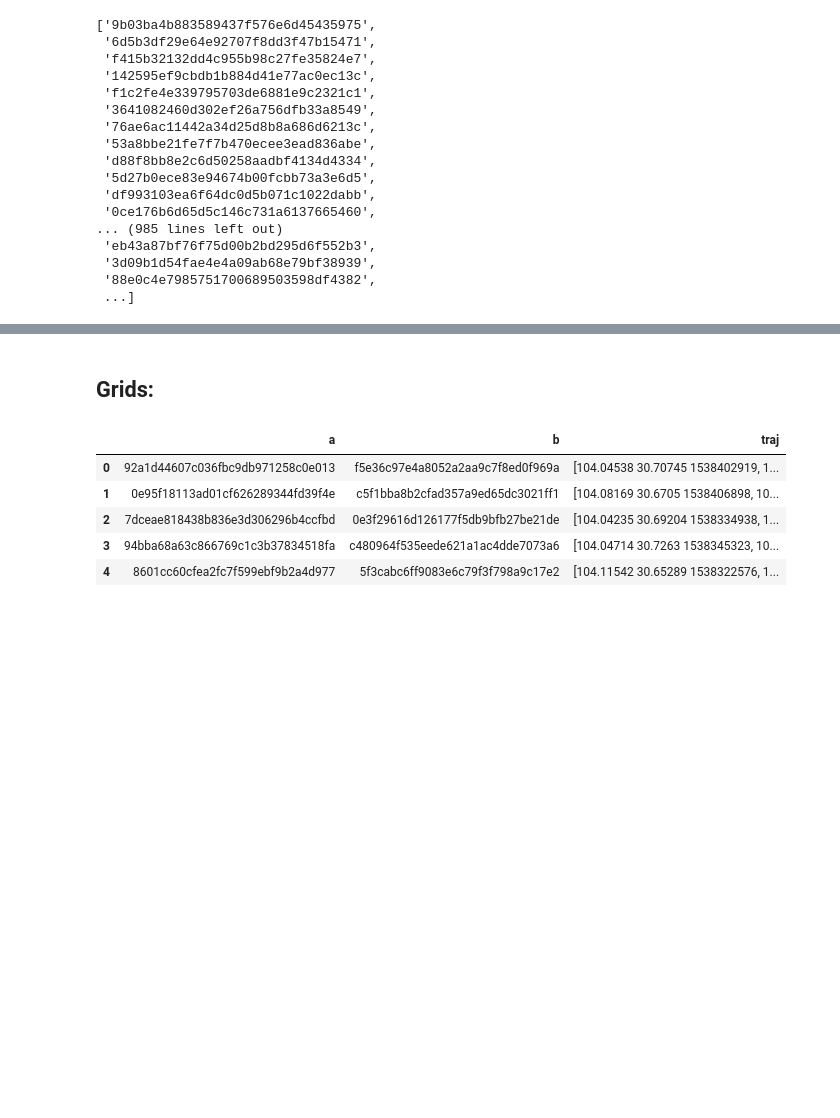
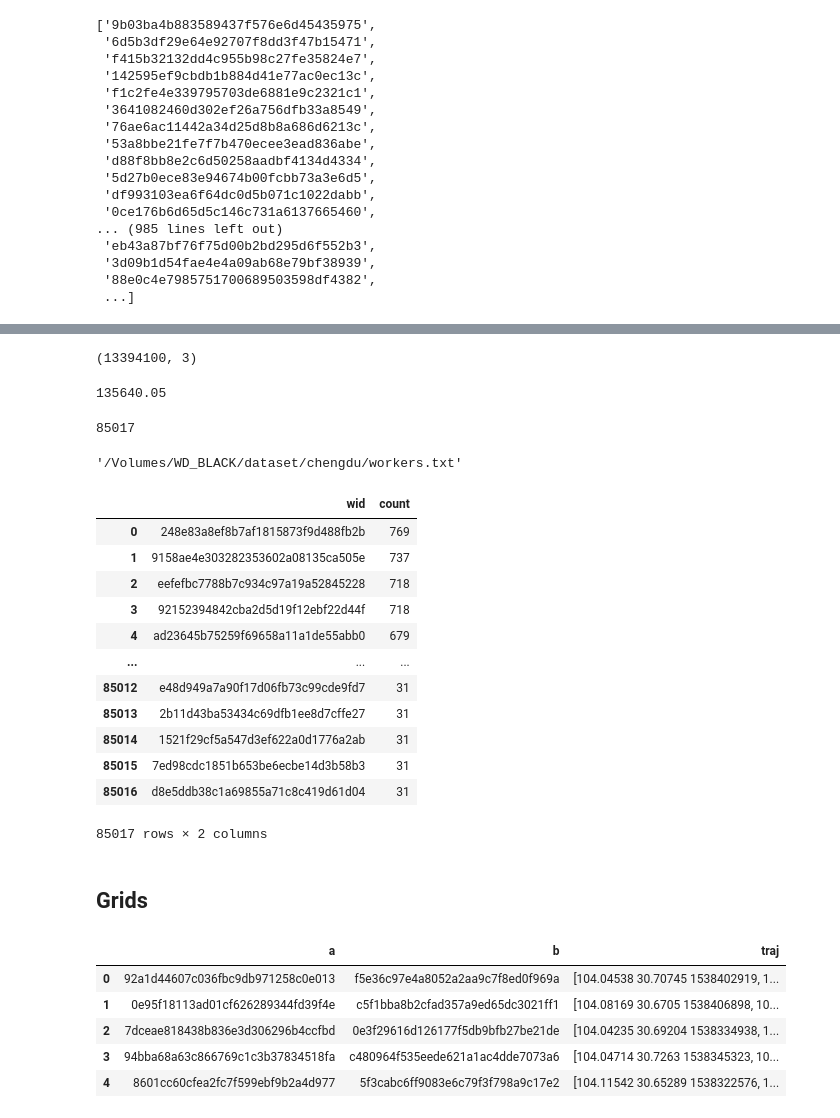
Before and after one commit to DURUII/Gaia-Explorer, a Jupyter notebook: main.ipynb, the cells around one changed output, grey strips where cells are left out. Cells and saved outputs as stored; diff of their text form; code cells hidden in the pictures; blank space fills up the shorter version.

```diff
--- a/main.ipynb
+++ b/main.ipynb
@@ -98,0 +110,13 @@ ValueError: The truth value of a Series is ambiguous. Use a.any() or a.all().
+# %%
+shape
+# %% [output]
+(13394100, 3)
+# %%
+n_wid * 0.95
+# %% [output]
+135640.05
+# %%
+workers = wid_counts[wid_counts > 30].index.tolist()
+len(workers)
+# %% [output]
+85017
@@ -98,0 +125,21 @@ ValueError: The truth value of a Series is ambiguous. Use a.any() or a.all().
+# %%
+os.path.join(dataset, 'workers.txt')
+# %% [output]
+'/Volumes/WD_BLACK/dataset/chengdu/workers.txt'
+# %%
+workers = pd.read_csv(os.path.join(dataset, 'workers.txt'))
+workers
+# %% [output]
+|  | wid | count |
+| 0 | 248e83a8ef8b7af1815873f9d488fb2b | 769 |
+| 1 | 9158ae4e303282353602a08135ca505e | 737 |
+| 2 | eefefbc7788b7c934c97a19a52845228 | 718 |
+| 3 | 92152394842cba2d5d19f12ebf22d44f | 718 |
+| 4 | ad23645b75259f69658a11a1de55abb0 | 679 |
+| ... | ... | ... |
+| 85012 | e48d949a7a90f17d06fb73c99cde9fd7 | 31 |
+| 85013 | 2b11d43ba53434c69dfb1ee8d7cffe27 | 31 |
+| 85014 | 1521f29cf5a547d3ef622a0d1776a2ab | 31 |
+| 85015 | 7ed98cdc1851b653be6ecbe14d3b58b3 | 31 |
+| 85016 | d8e5ddb38c1a69855a71c8c419d61d04 | 31 |
+85017 rows × 2 columns
@@ -99,5 +160,5 @@ ValueError: The truth value of a Series is ambiguous. Use a.any() or a.all().
 # %% [markdown]
-## Grids:
+## Grids
 # %%
 min_lat, max_lat, min_lon, max_lon = (30.29066, 31.032437, 103.269824, 104.609676)
 grid_size = config.grid_accuracy
```
Also changed, not shown: parts of 5 cells of this notebook.
